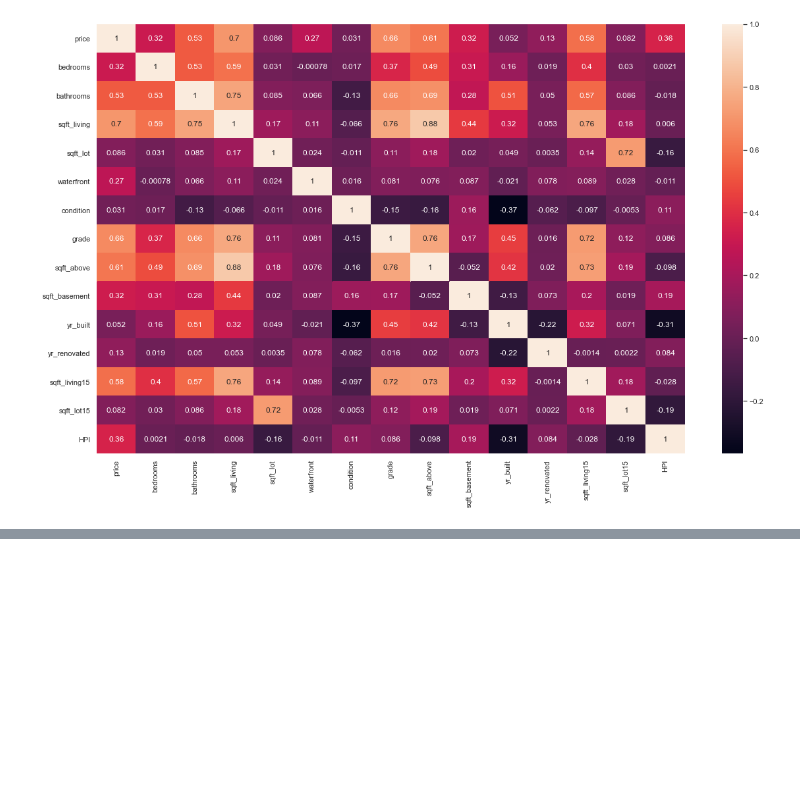
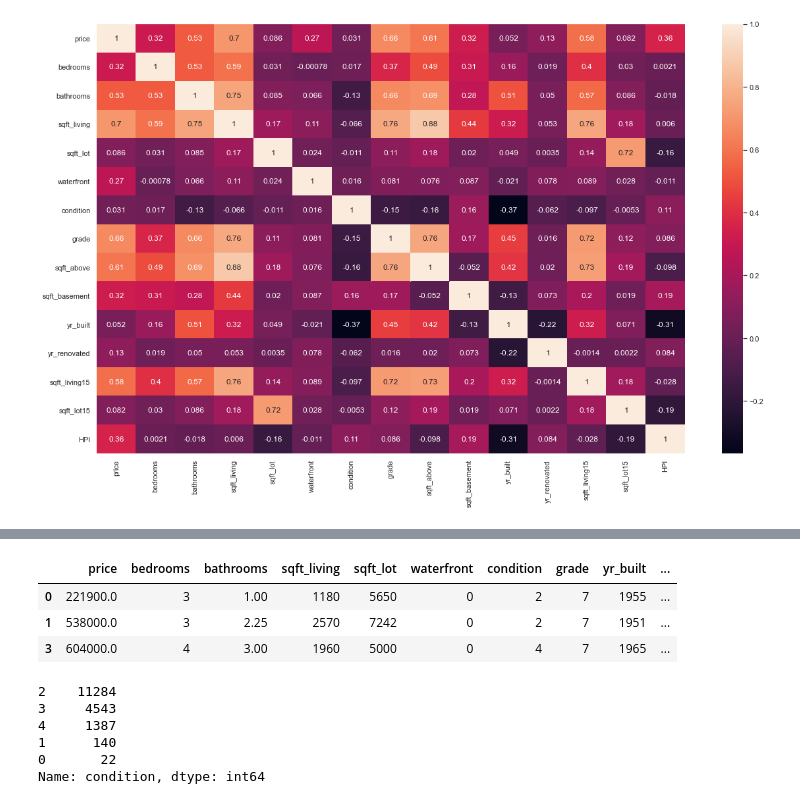
Before and after one commit to hgcostello/Phase2-Project, a Jupyter notebook: student.ipynb, the cells around one changed output, grey strips where cells are left out. Drawn from its saved outputs; the diff is of its cells as text; code cells hidden in the pictures; blank space fills up the shorter version.

```diff
--- a/hgc_working_notebook.ipynb
+++ b/student.ipynb
@@ -546,0 +610,16 @@ f
+# %%
+df_dropped.drop(columns=columnstodrop2).head(3)
+# %% [output]
+|  | price | bedrooms | bathrooms | sqft_living | sqft_lot | waterfront | condition | grade | yr_built | ... |
+| 0 | 221900.0 | 3 | 1.00 | 1180 | 5650 | 0 | 2 | 7 | 1955 | ... |
+| 1 | 538000.0 | 3 | 2.25 | 2570 | 7242 | 0 | 2 | 7 | 1951 | ... |
+| 3 | 604000.0 | 4 | 3.00 | 1960 | 5000 | 0 | 4 | 7 | 1965 | ... |
+# %%
+df_dropped.drop(columns=columnstodrop2)['condition'].value_counts()
+# %% [output]
+2    11284
+3     4543
+4     1387
+1      140
+0       22
+Name: condition, dtype: int64
```
Also changed, not shown: parts of 38 cells of this notebook.
